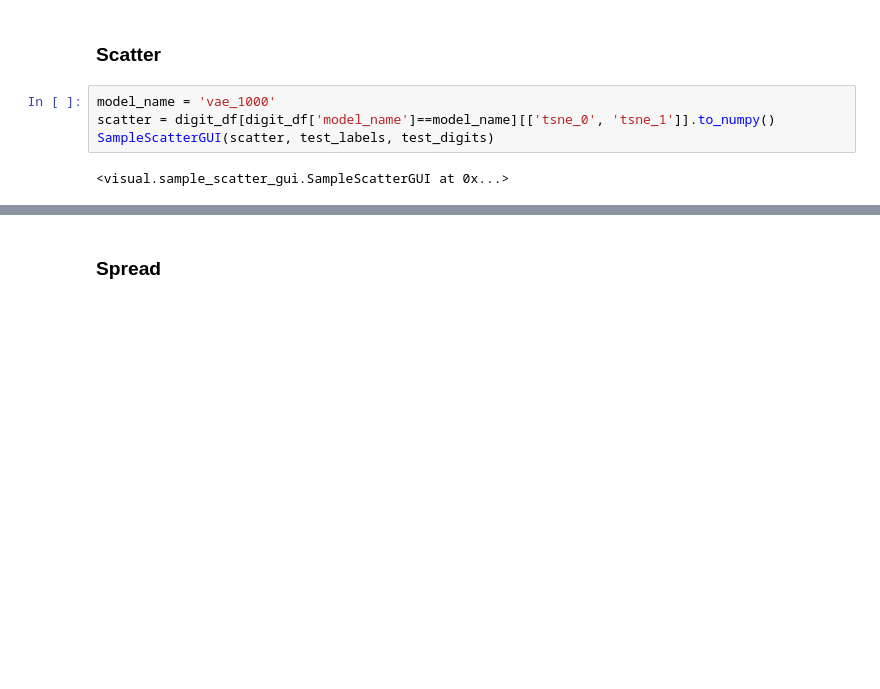
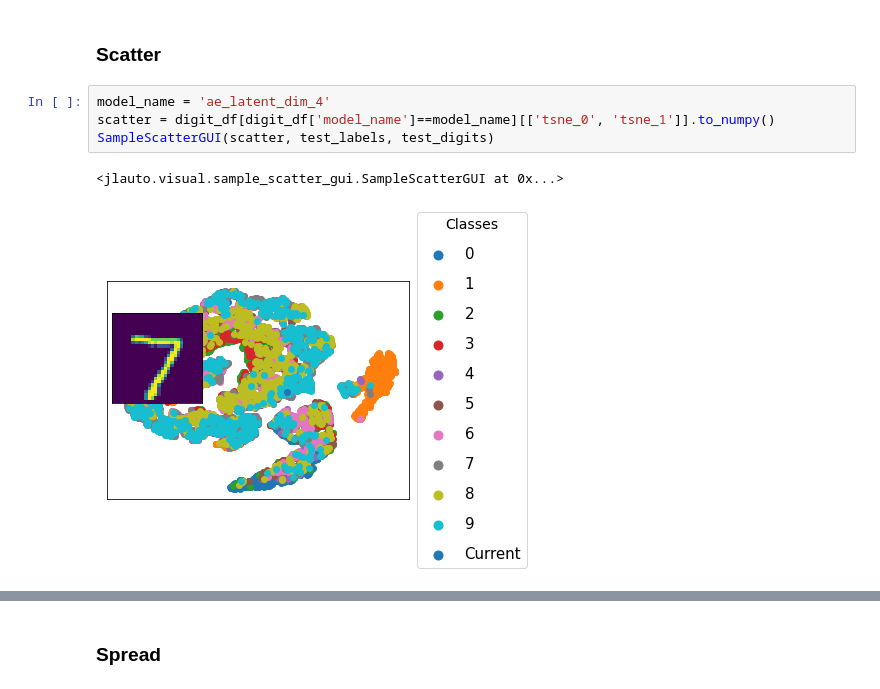
Before and after one commit to AllaVinner/JL-ML, a Jupyter notebook: notebooks/Investigate-models.ipynb, the cells around one changed output, grey strips where cells are left out. Drawn from its saved outputs; the diff is of its cells as text; blank space fills up the shorter version.

```diff
--- a/notebooks/Investigate-models.ipynb
+++ b/notebooks/Investigate-models.ipynb
@@ -297,9 +297,10 @@ sns.heatmap(mosaic[:,:,0], vmin = 0, vmax = 1)
 # %% [markdown]
 ### Scatter
 # %%
-model_name = 'vae_1000'
+model_name = 'ae_latent_dim_4'
 scatter = digit_df[digit_df['model_name']==model_name][['tsne_0', 'tsne_1']].to_numpy()
 SampleScatterGUI(scatter, test_labels, test_digits)
 # %% [output]
-<visual.sample_scatter_gui.SampleScatterGUI at 0x...>
+<jlauto.visual.sample_scatter_gui.SampleScatterGUI at 0x...>
+[figure, added]
 # %%
```
Also changed, not shown: parts of 21 cells of this notebook, 4 other files.
